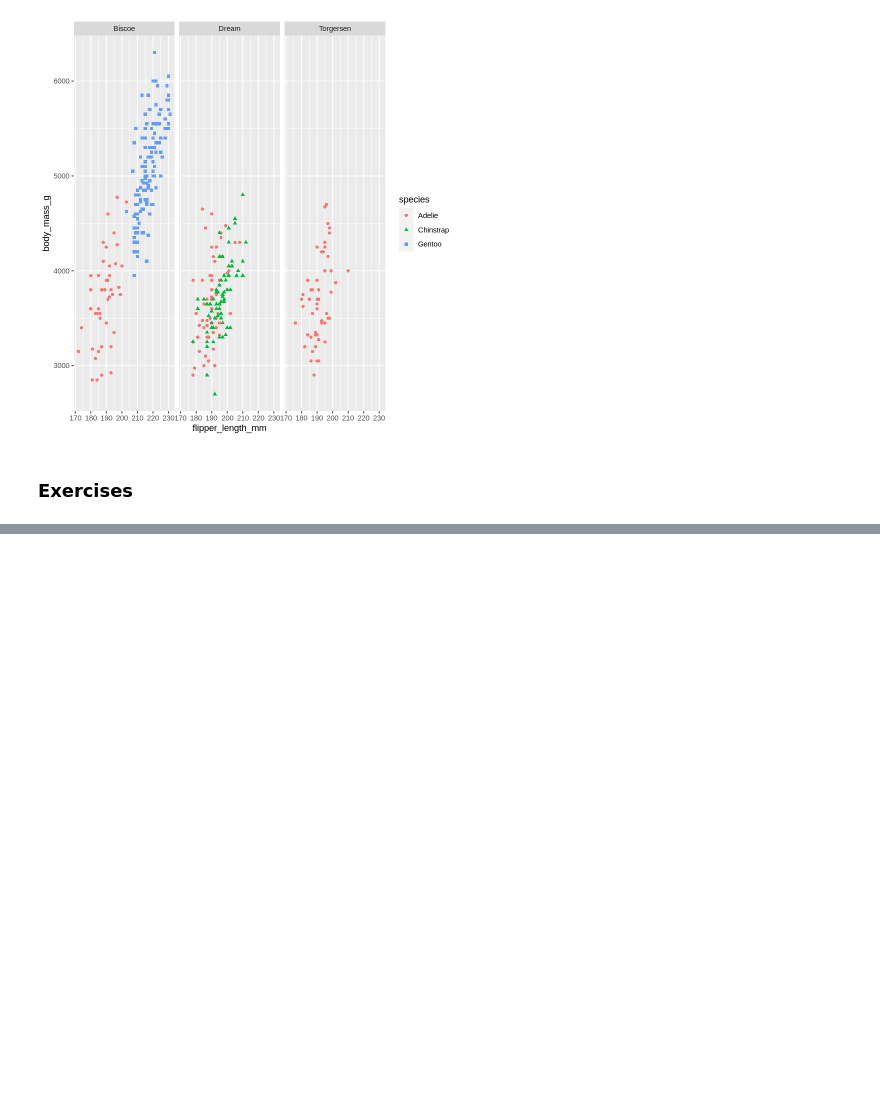
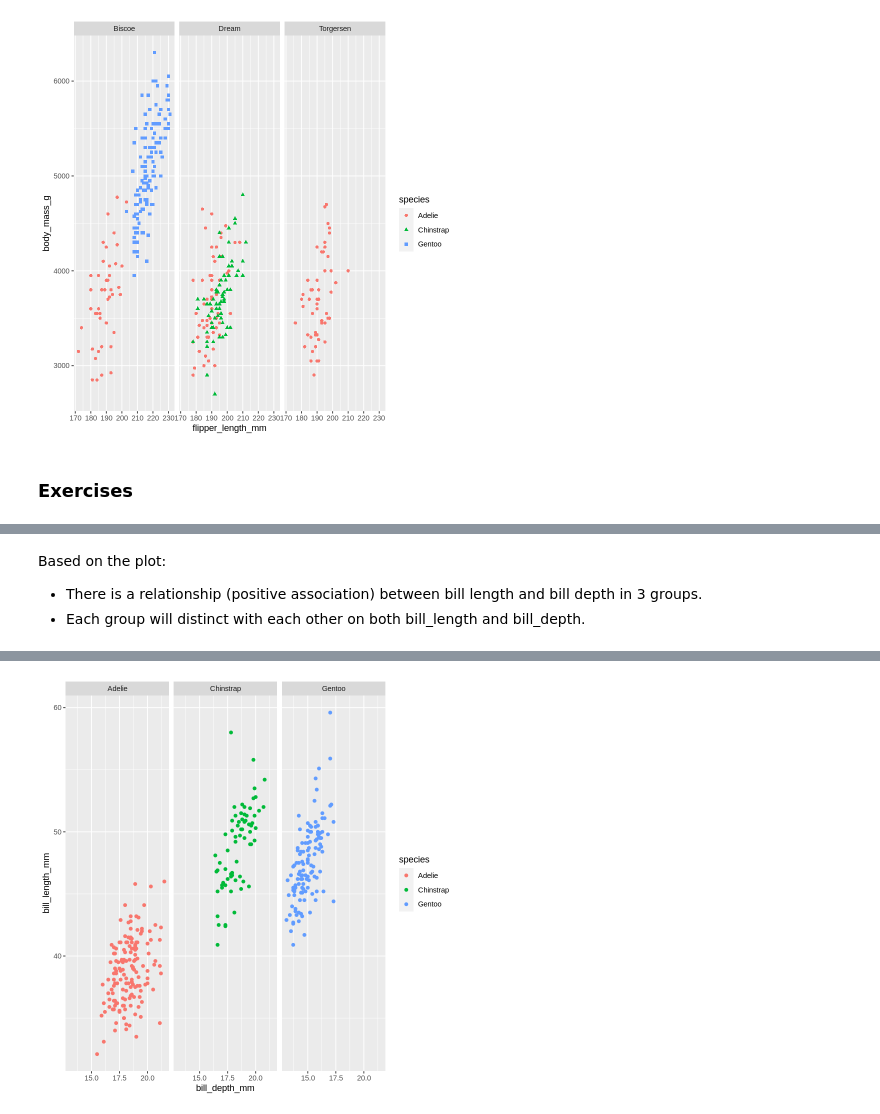
Before and after one commit to khuongduying/dataviz, a Jupyter notebook: DataViz_1.ipynb, the cells around one changed output, grey strips where cells are left out. Cells and saved outputs as stored; diff of their text form; code cells hidden in the pictures; blank space fills up the shorter version.

```diff
--- a/DataViz_1.ipynb
+++ b/DataViz_1.ipynb
@@ -546,0 +613,13 @@ Warning message:
+# %% [markdown]
+Based on the plot:
+- There is a relationship (positive association) between bill length and bill depth in 3 groups.
+- Each group will distinct with each other on both bill_length and bill_depth.
+# %%
+#faceting
+ggplot(
+  penguins,
+  aes(x=bill_depth_mm, y=bill_length_mm)
+) +
+  geom_point(aes(color=species)) +
+  facet_wrap(~species)
+# %% [output]
@@ -546,0 +628 @@ Warning message:
+[figure, added]
```
Also changed, not shown: parts of 19 cells of this notebook.
